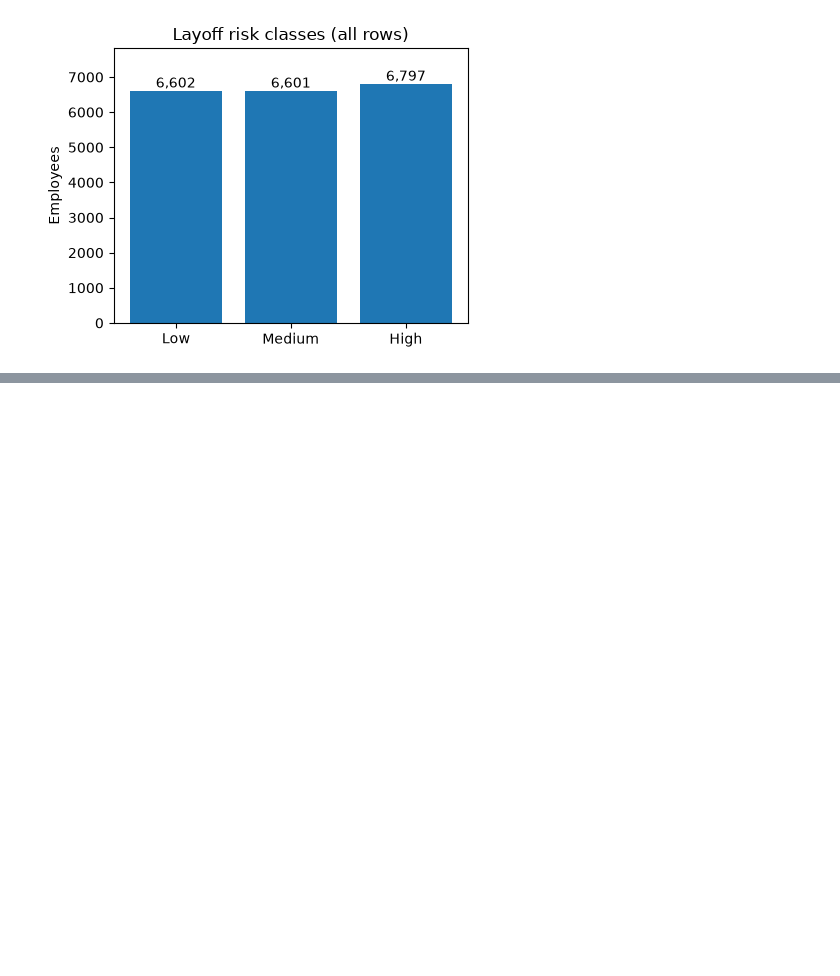
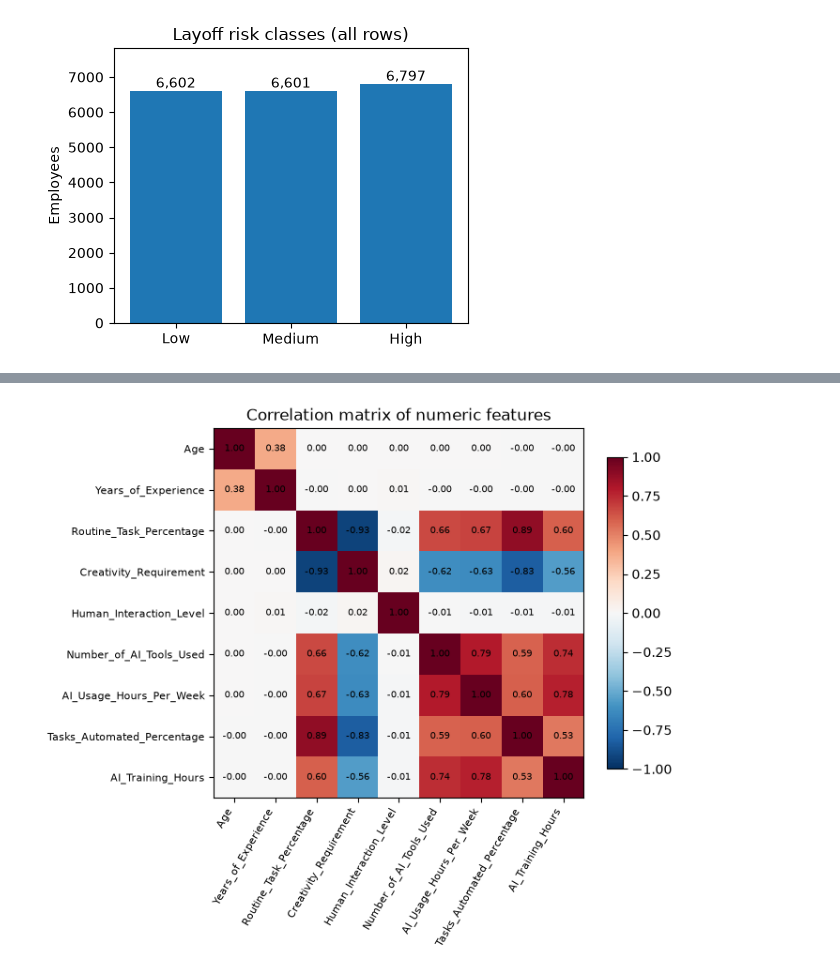
Before and after one commit to Shreyas-IITRPR/AI-Layoff-Risk-Predictor, a Jupyter notebook: ai101_team28.ipynb, the cells around one changed output, grey strips where cells are left out. Drawn from its saved outputs; the diff is of its cells as text; code cells hidden in the pictures; blank space fills up the shorter version.

Commit message:
Add correlation and covariance metrics

```diff
--- a/ai101_team28.ipynb
+++ b/ai101_team28.ipynb
@@ -111,0 +126,16 @@ Name: count, dtype: int64
+# %%
+corr = df[num_cols].corr()
+fig, ax = plt.subplots(figsize=(7, 6))
+im = ax.imshow(corr, cmap="RdBu_r", vmin=-1, vmax=1)
+ax.set_xticks(range(len(num_cols)), num_cols, rotation=60, ha="right", fontsize=8)
+ax.set_yticks(range(len(num_cols)), num_cols, fontsize=8)
+for i in range(len(num_cols)):
+    for j in range(len(num_cols)):
+        ax.text(j, i, f"{corr.iloc[i, j]:.2f}", ha="center", va="center", fontsize=7)
+fig.colorbar(im, ax=ax, shrink=0.8)
+ax.set_title("Correlation matrix of numeric features")
+fig.tight_layout()
+fig.savefig(OUT_DIR / "correlation_heatmap.png", dpi=150)
+plt.show()
+# %% [output]
+[figure, added]
```
Also changed, not shown: parts of 1 cell of this notebook, 1 other file.
